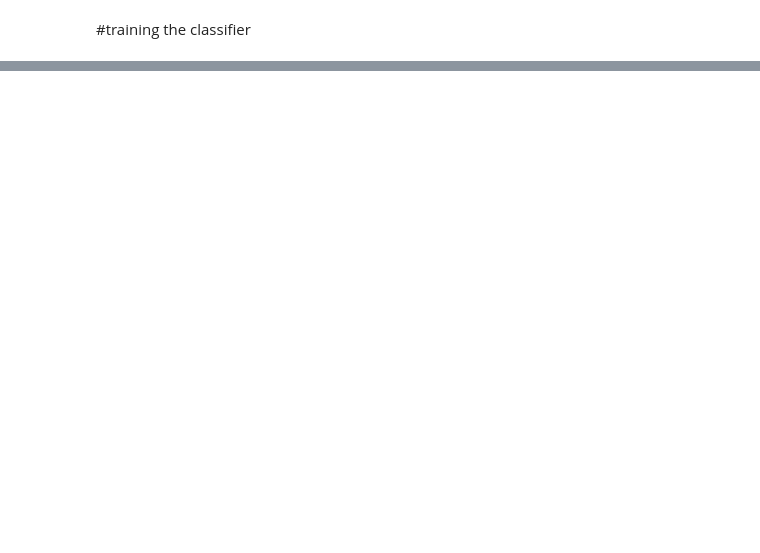
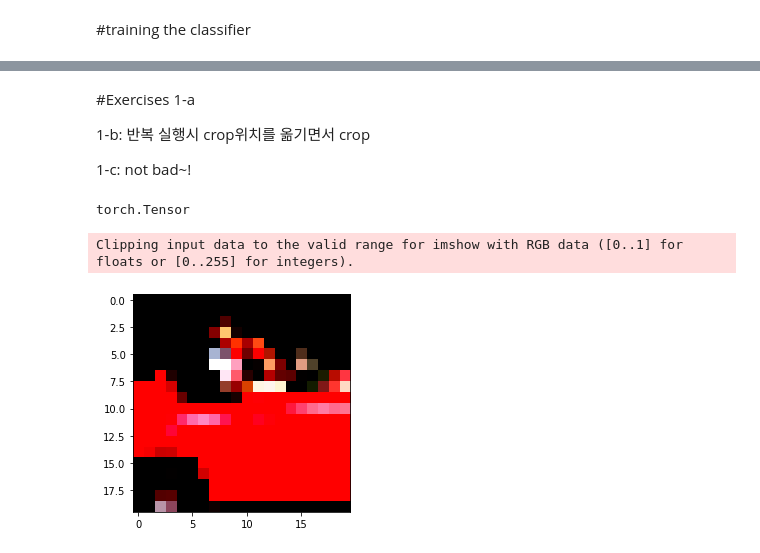
Before and after one commit to Tonge-Shim/pytorchstudy, a Jupyter notebook: chap7.ipynb, the cells around one changed output, grey strips where cells are left out. Drawn from its saved outputs; the diff is of its cells as text; code cells hidden in the pictures; blank space fills up the shorter version.

```diff
--- a/chap7.ipynb
+++ b/chap7.ipynb
@@ -293,0 +294,35 @@ Accuracy:  0.8375
+# %% [markdown]
+#Exercises
+1-a
+
+1-b: 반복 실행시 crop위치를 옮기면서 crop
+
+1-c: not bad~!
+# %%
+#accessing an element of the dataset will return a tensor, rather than a PIL image
+tensor_cifar10 = datasets.CIFAR10(data_path, train=True, download = False, transform = transforms.Compose([
+                                                                                                           transforms.ToTensor(),
+                                                                                                           transforms.RandomCrop(20)
+                                                                                                           ]))
+cifar10_val = datasets.CIFAR10(data_path, train=False, download = False, transform = transforms.Compose([
+                                                                                                           transforms.ToTensor(),
+                                                                                                           transforms.CenterCrop(20)
+                                                                                                           ]))
+img_t, _ = cifar10_val[99]
+type(img_t)
+# %% [output]
+torch.Tensor
+# %%
+img_t, _ = transformed_cifar10[99]
+plt.imshow(img_t.permute(1,2,0))#changes the order of the axes from c*h*w to h*w*c reason: to match what Matplotlib expects.
+plt.show()
+# %%
+aug = transforms.RandomCrop((20, 20))
+img_t_0 = aug(img_t)
+plt.imshow(img_t_0.permute(1,2,0))#changes the order of the axes from c*h*w to h*w*c reason: to match what Matplotlib expects.
+plt.show()
+#예상한대로 확대가 되는군!!
+#계속 실행시키면 위치를 바꿔줌.
+# %% [output]
+Clipping input data to the valid range for imshow with RGB data ([0..1] for floats or [0..255] for integers).
+[figure, added]
```
Also changed, not shown: parts of 8 cells of this notebook.
